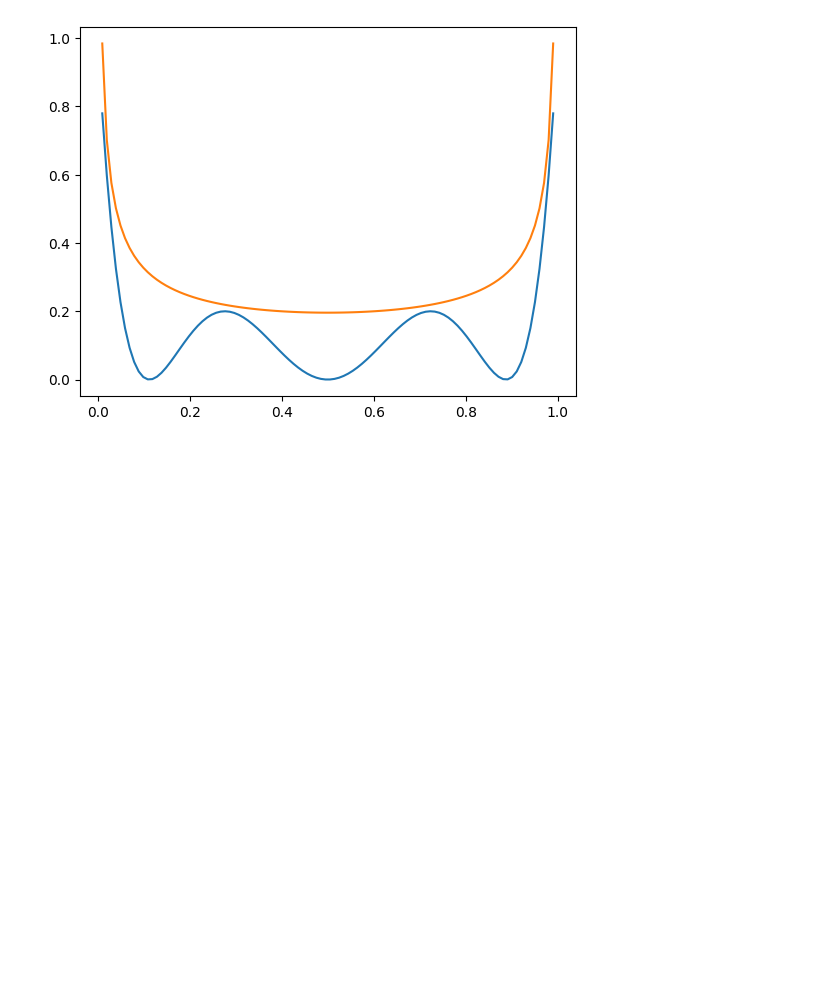
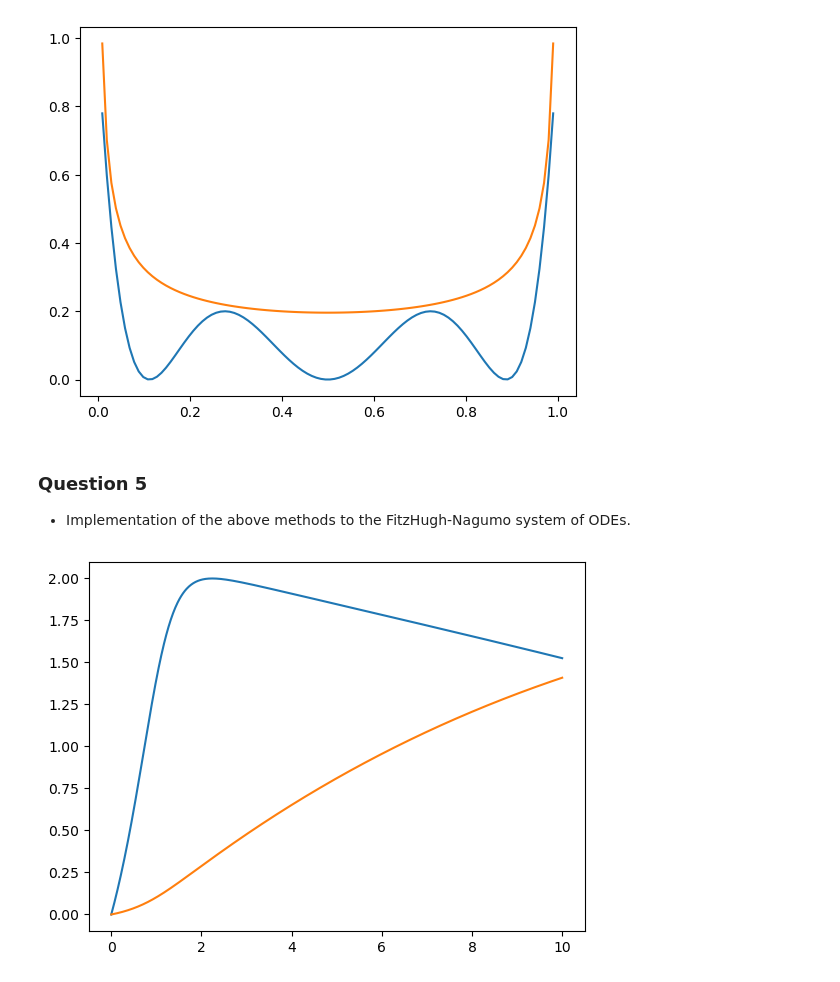
Before and after one commit to FraBet29/stochastic-simulation-project, a Jupyter notebook: notebook.ipynb, the cells around one changed output. Drawn from its saved outputs; the diff is of its cells as text; code cells hidden in the pictures; blank space fills up the shorter version.

```diff
--- a/notebook.ipynb
+++ b/notebook.ipynb
@@ -181,3 +182,29 @@ plt.show
 True
 <function matplotlib.pyplot.show(close=None, block=None)>
 [figure]
+# %% [markdown]
+### Question 5
+- Implementation of the above methods to the FitzHugh-Nagumo system of ODEs.
+# %%
+epsilon = 0.08
+I = 1.0
+v0 = 0
+w0 = 0
+t0 = 0
+T = 10
+Nt = 1000
+# a and b are uniformly distributed random parameters
+a = np.random.uniform(0.6, 0.8)
+b = np.random.uniform(0.7, 0.9)
+
+v, w, t = solve_FHN(epsilon, I, v0, w0, t0, T, Nt, a, b)
+v_scipy, w_scipy, t_scipy = solve_FHN_scipy(epsilon, I, v0, w0, t0, T, Nt, a, b)
+# %%
+plt.plot(t, v)
+plt.plot(t, w)
+plt.plot(t_scipy, v_scipy)
+plt.plot(t_scipy, w_scipy)
+plt.legend(['v', 'w', 'v_scipy', 'w_scipy'])
+plt.show()
+# %% [output]
+[figure, added]
```
Also changed, not shown: parts of 2 cells of this notebook, 1 other file.
